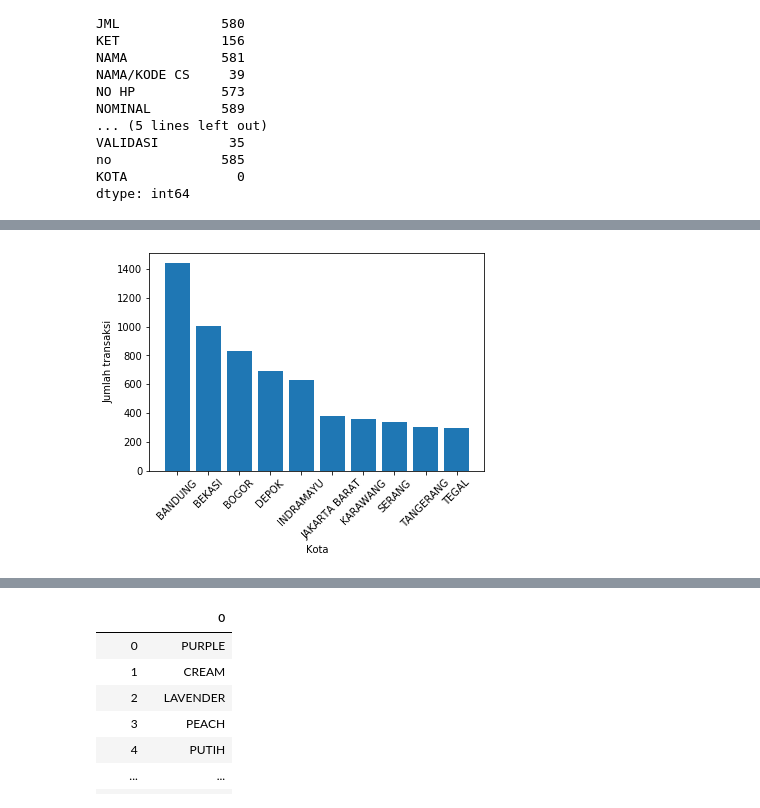
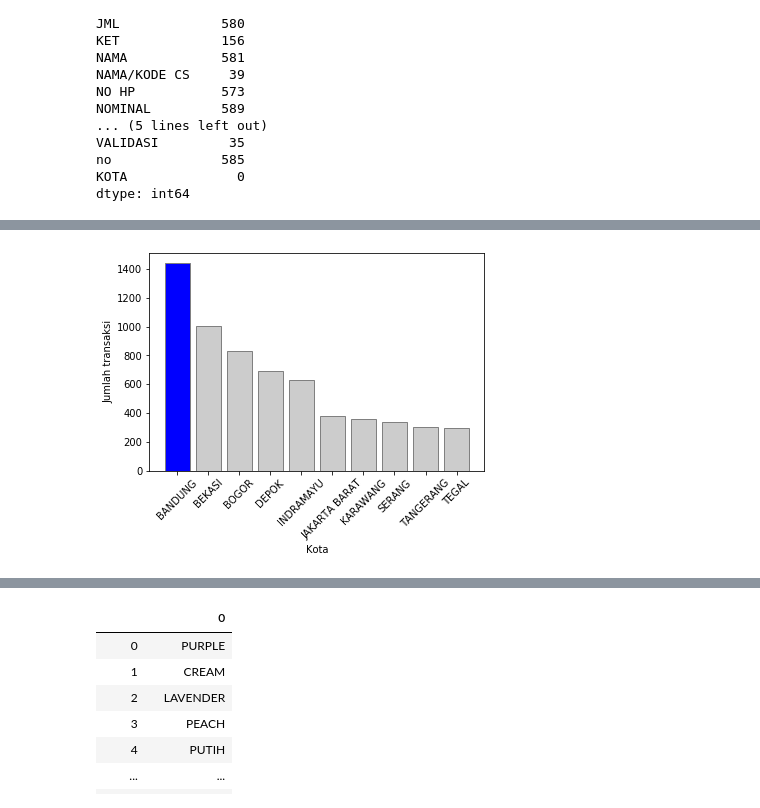
Before and after one commit to rifqisulistya/sales-analysis, a Jupyter notebook: Seikha.ipynb, the cells around one changed output, grey strips where cells are left out. Drawn from its saved outputs; the diff is of its cells as text; code cells hidden in the pictures.

```diff
--- a/Seikha.ipynb
+++ b/Seikha.ipynb
@@ -221,10 +209,10 @@ plt.show()
 # %%
 kotas = [kota for kota, df in top10_kota.groupby(['KOTA'])]
 
-plt.bar(kotas, top10_kota['JML'])
+plt.bar(kotas, top10_kota['JML'], color = ['blue', '0.8', '0.8', '0.8', '0.8', '0.8', '0.8', '0.8', '0.8', '0.8'], edgecolor='grey')
 plt.xticks(kotas, rotation = '45', size = 10)
 plt.ylabel('Jumlah transaksi')
 plt.xlabel('Kota')
 plt.show()
 # %% [output]
-[figure, old version]
+[figure, new version]
```
Also changed, not shown: parts of 33 cells of this notebook.
